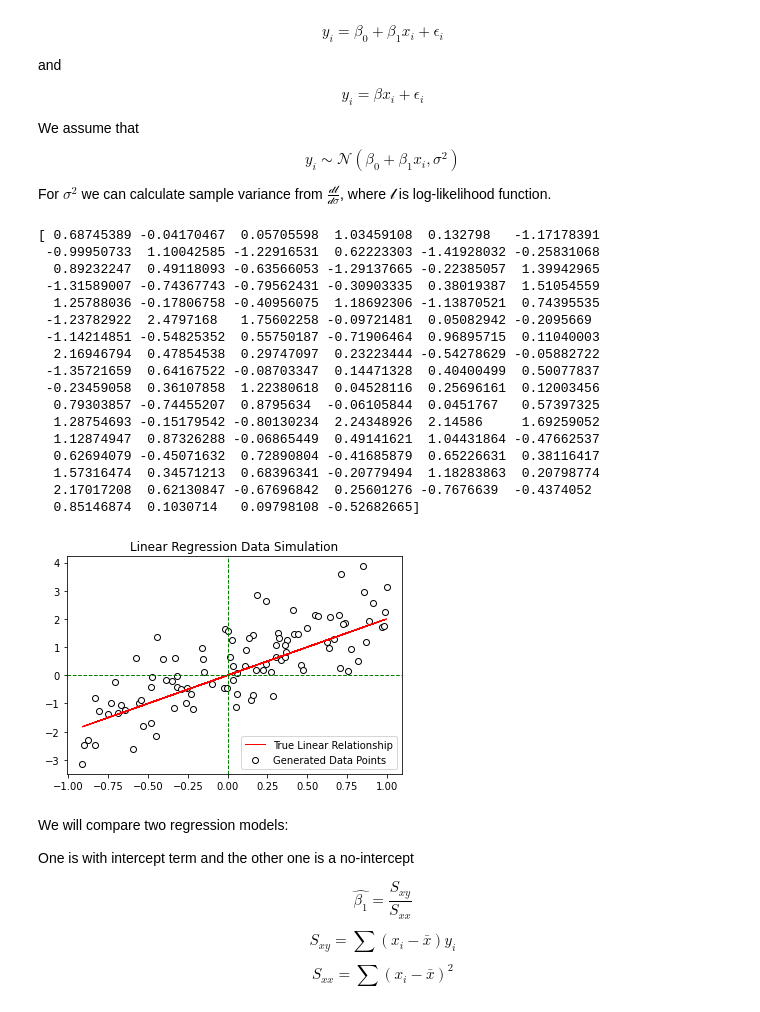
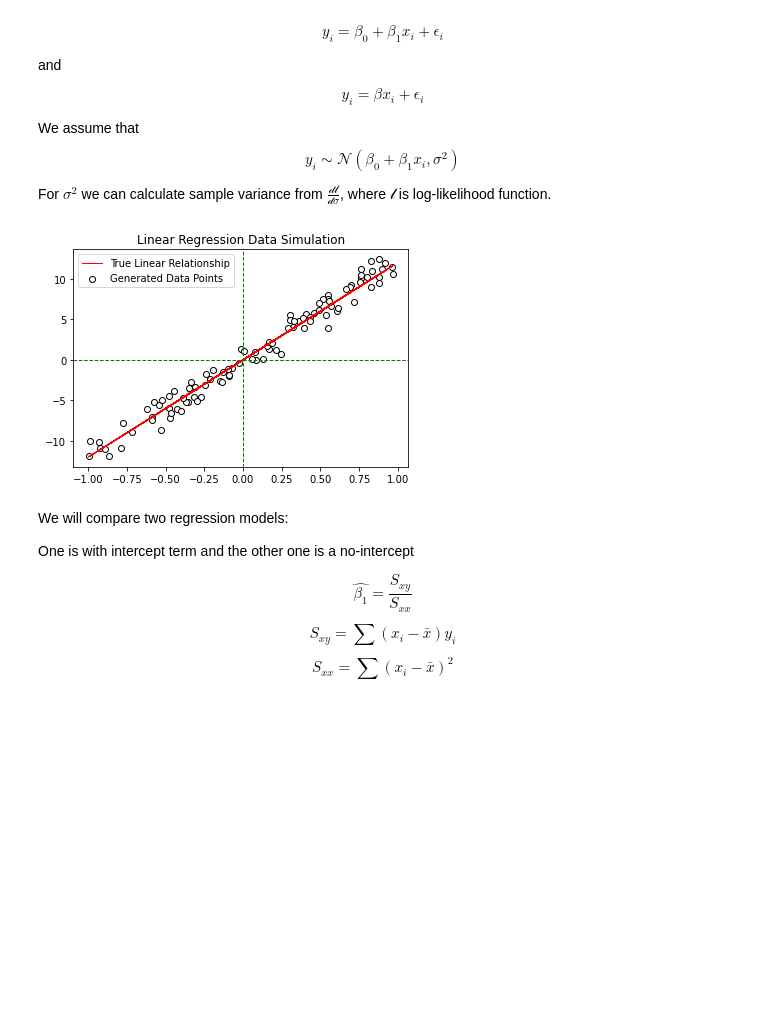
Before and after one commit to chedug/bsc, a Jupyter notebook: SSerror.ipynb, the cells around one changed output. Saved outputs shown, nothing was run; the diff lists cells and outputs as text; code cells hidden in the pictures; blank space fills up the shorter version.

Commit message:
refactor: rm useless print(noise)

```diff
--- a/SSerror.ipynb
+++ b/SSerror.ipynb
@@ -21,47 +21,29 @@ For $\sigma^2$ we can calculate sample variance from $\frac{\mathcal{dl}}{\mathc
 # %%
 import numpy as np
 import matplotlib.pyplot as plt
 
 
 num_samples = 100  # number of sample points
 
 X = np.random.rand(num_samples) * 2 - 1
 
-beta =  2  # true slope
+beta =  12 # true slope
 noise = np.random.randn(num_samples)
-print(noise)
 
 y = beta * X + noise
 
 
 plt.plot(X, beta * X, color='red', linewidth=1, label='True Linear Relationship')
 plt.scatter(X, y, color='white', edgecolor='black', marker='o', label='Generated Data Points')
 plt.legend()
 
 plt.axhline(0, color='green', linewidth=1, linestyle='--')
 plt.axvline(0, color='green', linewidth=1, linestyle='--')
 
 plt.title('Linear Regression Data Simulation')
 plt.show()
 # %% [output]
-[ 0.68745389 -0.04170467  0.05705598  1.03459108  0.132798   -1.17178391
- -0.99950733  1.10042585 -1.22916531  0.62223303 -1.41928032 -0.25831068
-  0.89232247  0.49118093 -0.63566053 -1.29137665 -0.22385057  1.39942965
- -1.31589007 -0.74367743 -0.79562431 -0.30903335  0.38019387  1.51054559
-  1.25788036 -0.17806758 -0.40956075  1.18692306 -1.13870521  0.74395535
- -1.23782922  2.4797168   1.75602258 -0.09721481  0.05082942 -0.2095669
- -1.14214851 -0.54825352  0.55750187 -0.71906464  0.96895715  0.11040003
-  2.16946794  0.47854538  0.29747097  0.23223444 -0.54278629 -0.05882722
- -1.35721659  0.64167522 -0.08703347  0.14471328  0.40400499  0.50077837
- -0.23459058  0.36107858  1.22380618  0.04528116  0.25696161  0.12003456
-  0.79303857 -0.74455207  0.8795634  -0.06105844  0.0451767   0.57397325
-  1.28754693 -0.15179542 -0.80130234  2.24348926  2.14586     1.69259052
-  1.12874947  0.87326288 -0.06865449  0.49141621  1.04431864 -0.47662537
-  0.62694079 -0.45071632  0.72890804 -0.41685879  0.65226631  0.38116417
-  1.57316474  0.34571213  0.68396341 -0.20779494  1.18283863  0.20798774
-  2.17017208  0.62130847 -0.67696842  0.25601276 -0.7676639  -0.4374052
-  0.85146874  0.1030714   0.09798108 -0.52682665]
-[figure, old version]
+[figure, new version]
 # %% [markdown]
 We will compare two regression models:
 
```
Also changed, not shown: parts of 3 cells of this notebook.
